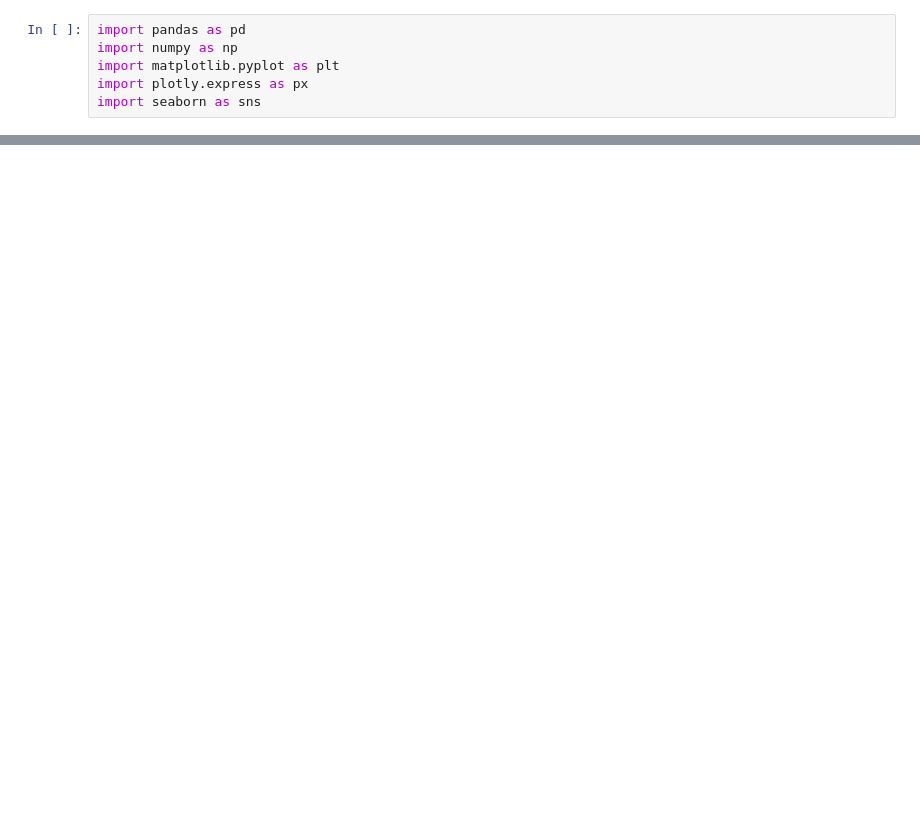
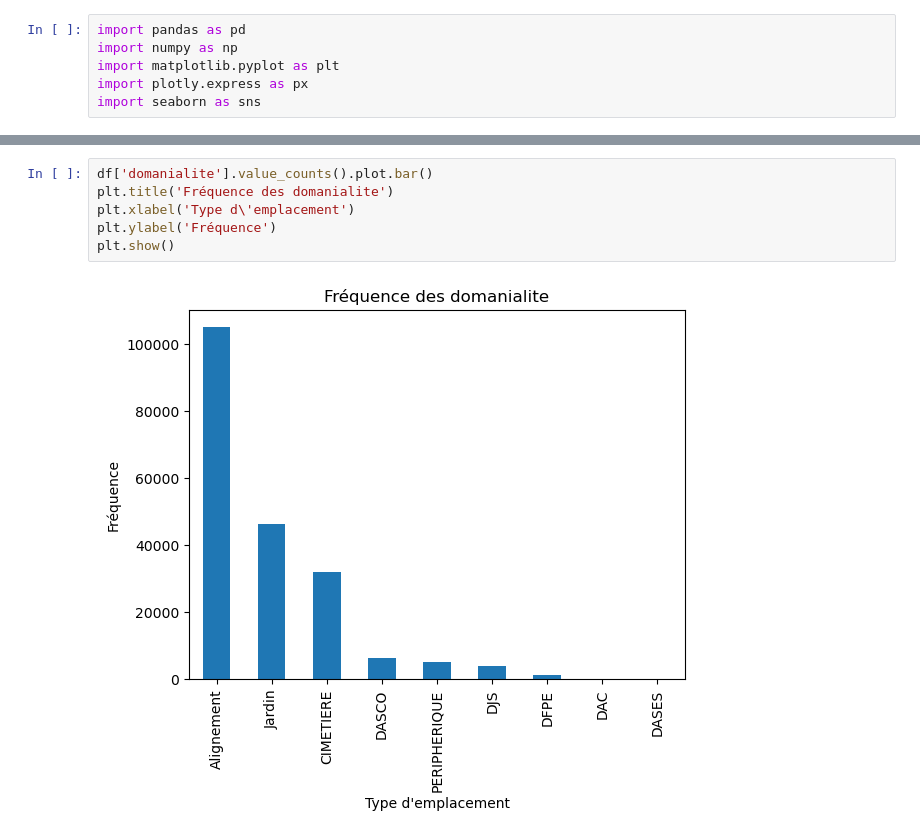
Before and after one commit to tara-lecoz/paris-trees, a Jupyter notebook: Untitled.ipynb, the cells around one changed output, grey strips where cells are left out. Drawn from its saved outputs; the diff is of its cells as text; blank space fills up the shorter version.

```diff
--- a/Untitled.ipynb
+++ b/Untitled.ipynb
@@ -17,0 +164,8 @@ df.head()
+# %%
+df['domanialite'].value_counts().plot.bar()
+plt.title('Fréquence des domanialite')
+plt.xlabel('Type d\'emplacement')
+plt.ylabel('Fréquence')
+plt.show()
+# %% [output]
+[figure, added]
```
Also changed, not shown: parts of 23 cells of this notebook, 1 other file.
